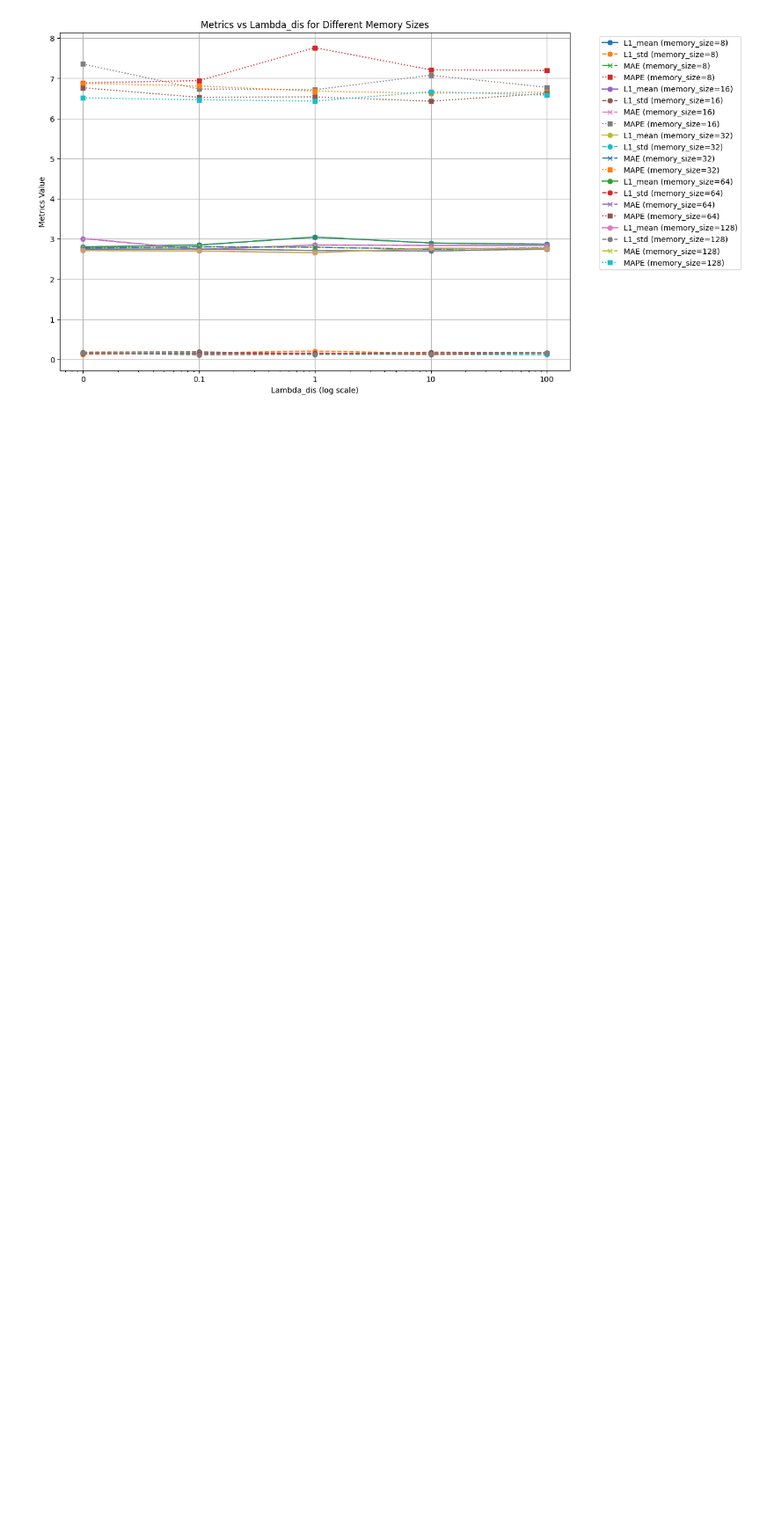
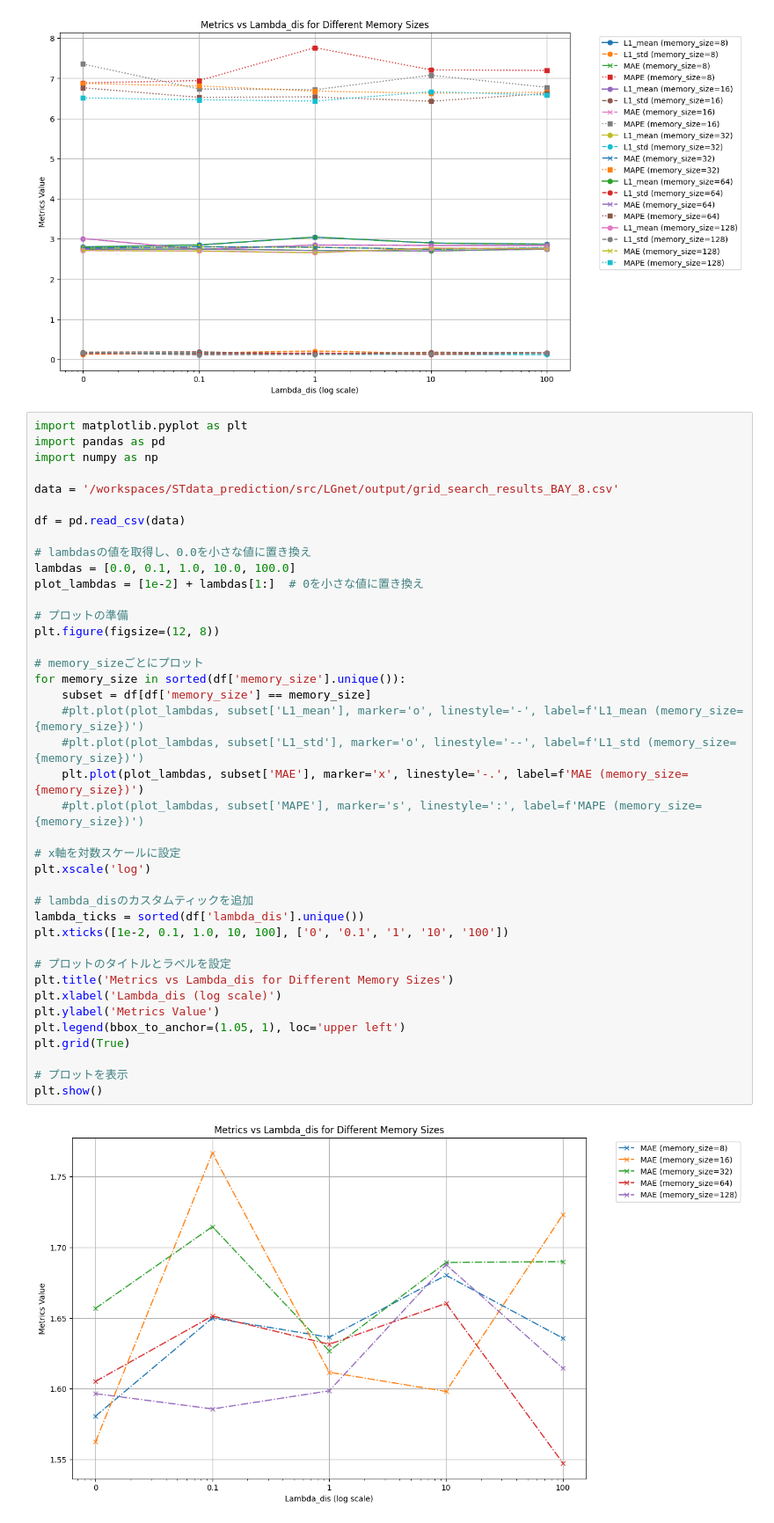
Before and after one commit to Shintaro0105/STdata_prediction, a Jupyter notebook: src/LGnet/graph.ipynb, the cells around one changed output. Shown: that part at 88% size. Saved outputs shown, nothing was run; the diff lists cells and outputs as text; blank space fills up the shorter version.

Commit message:
grid for premiss

```diff
--- a/src/LGnet/graph.ipynb
+++ b/src/LGnet/graph.ipynb
@@ -169,3 +169,45 @@ plt.grid(True)
 plt.show()
 # %% [output]
 [figure]
+# %%
+import matplotlib.pyplot as plt
+import pandas as pd
+import numpy as np
+
+data = '/workspaces/STdata_prediction/src/LGnet/output/grid_search_results_BAY_8.csv'
+
+df = pd.read_csv(data)
+
+# lambdasの値を取得し、0.0を小さな値に置き換え
+lambdas = [0.0, 0.1, 1.0, 10.0, 100.0]
+plot_lambdas = [1e-2] + lambdas[1:]  # 0を小さな値に置き換え
+
+# プロットの準備
+plt.figure(figsize=(12, 8))
+
+# memory_sizeごとにプロット
+for memory_size in sorted(df['memory_size'].unique()):
+    subset = df[df['memory_size'] == memory_size]
+    #plt.plot(plot_lambdas, subset['L1_mean'], marker='o', linestyle='-', label=f'L1_mean (memory_size={memory_size})')
+    #plt.plot(plot_lambdas, subset['L1_std'], marker='o', linestyle='--', label=f'L1_std (memory_size={memory_size})')
+    plt.plot(plot_lambdas, subset['MAE'], marker='x', linestyle='-.', label=f'MAE (memory_size={memory_size})')
+    #plt.plot(plot_lambdas, subset['MAPE'], marker='s', linestyle=':', label=f'MAPE (memory_size={memory_size})')
+
+# x軸を対数スケールに設定
+plt.xscale('log')
+
+# lambda_disのカスタムティックを追加
+lambda_ticks = sorted(df['lambda_dis'].unique())
+plt.xticks([1e-2, 0.1, 1.0, 10, 100], ['0', '0.1', '1', '10', '100'])
+
+# プロットのタイトルとラベルを設定
+plt.title('Metrics vs Lambda_dis for Different Memory Sizes')
+plt.xlabel('Lambda_dis (log scale)')
+plt.ylabel('Metrics Value')
+plt.legend(bbox_to_anchor=(1.05, 1), loc='upper left')
+plt.grid(True)
+
+# プロットを表示
+plt.show()
+# %% [output]
+[figure, added]
```
Also changed, not shown: 21 other files.
